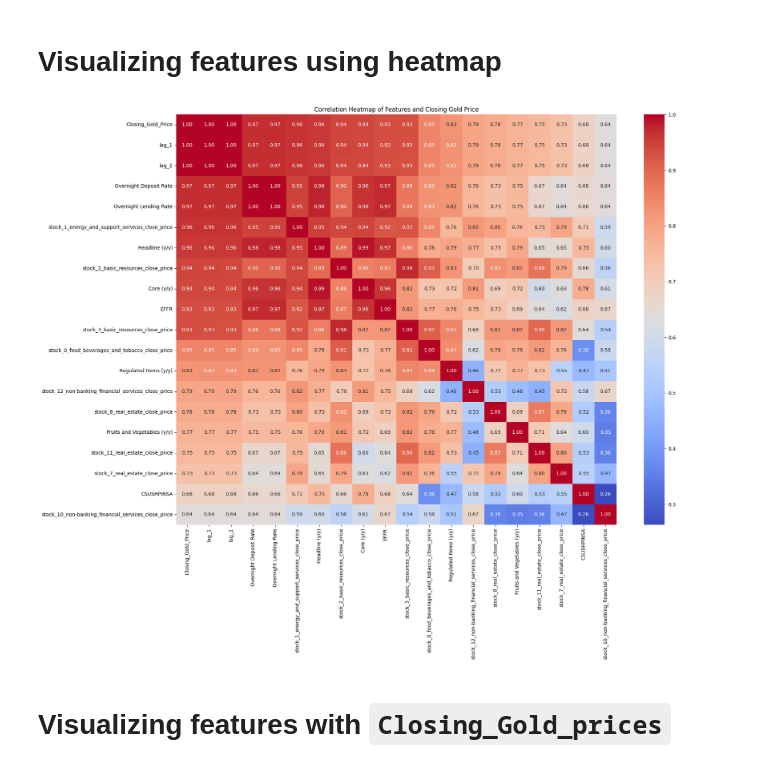
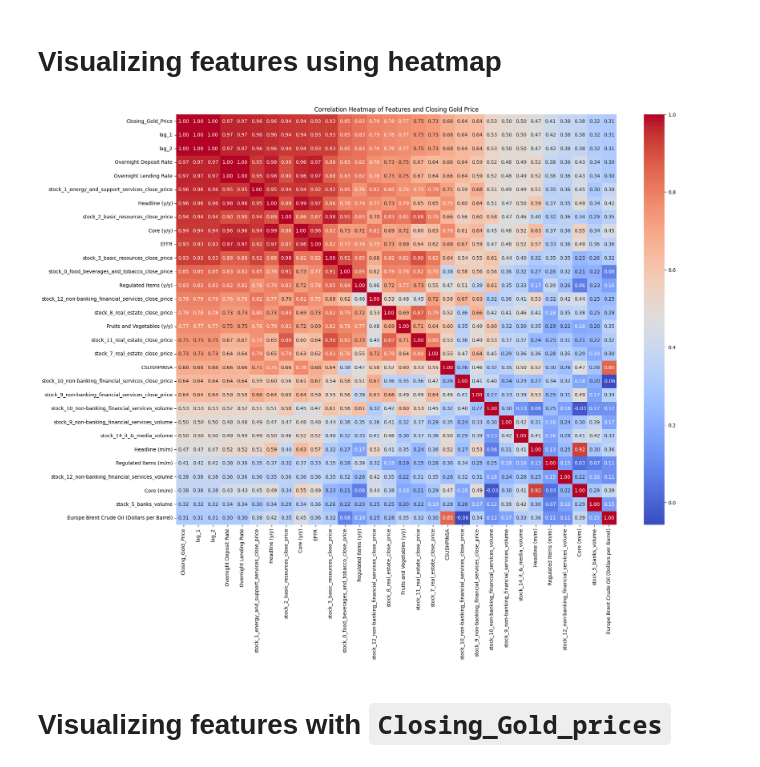
Before and after one commit to mazenwk/beltone-hackathon, a Jupyter notebook: src/Workout/Skeleton.ipynb, the cells around one changed output. Cells and saved outputs as stored; diff of their text form; code cells hidden in the pictures.

```diff
--- a/src/Workout/Skeleton.ipynb
+++ b/src/Workout/Skeleton.ipynb
@@ -7,3 +14,21 @@ import torch
+# %%
+# Dataset HyperParam
+num_feat_to_include = 30  # Set the number of features to include range(0,51)
+ratio_of_data_splitting = 0.7 # Increasing the ratio is increasing the train_split
+
+# DataLoader
+num_workers=7
+
+# Model HyperParam
+reduce_lr_on_num_of_epochs = 20 # Every 20 epoch the lr is reduced by a factor of 10
+lr = 0.001
+hidden_size = 32
+attention_head_size = 8
+DropOut=0.3
+hidden_continuous_size=16
+max_encoder_length = 100  # Number of past time steps to consider
+max_prediction_length = 200 # Number of future time steps to predict
+batch_size =  8 # Adjust based on your system capacity
 # %% [markdown]
 # Reading CSVs
 # %%
@@ -209,23 +234,20 @@ memory usage: 624.8+ KB
 # %% [markdown]
 # Visualizing features using heatmap
 # %%
-import seaborn as sns
-
 # `df` is the dataset with your features and gold prices
 df = merged.copy()  # Make a copy to work with
-
 # drop non_numeric columns
 df = df.select_dtypes(include=['int64', 'float64'])
 # Step 2: Correlation Heatmap
 plt.figure(figsize=(20,15))
 correlation_matrix = df.corr()
-top_feat = correlation_matrix.nlargest(20,'Closing_Gold_Price').index
+top_feat = correlation_matrix.nlargest(num_feat_to_include,'Closing_Gold_Price').index
 # Visualizing the correlation matrix
 sns.heatmap(correlation_matrix.loc[top_feat,top_feat], annot=True, cmap='coolwarm', fmt='.2f')
 plt.title('Correlation Heatmap of Features and Closing Gold Price')
 plt.show()
 # %% [output]
-[figure, old version]
+[figure, new version]
 # %% [markdown]
 # Visualizing features with `Closing_Gold_prices`
 # %%
```
Also changed, not shown: parts of 23 cells of this notebook.
